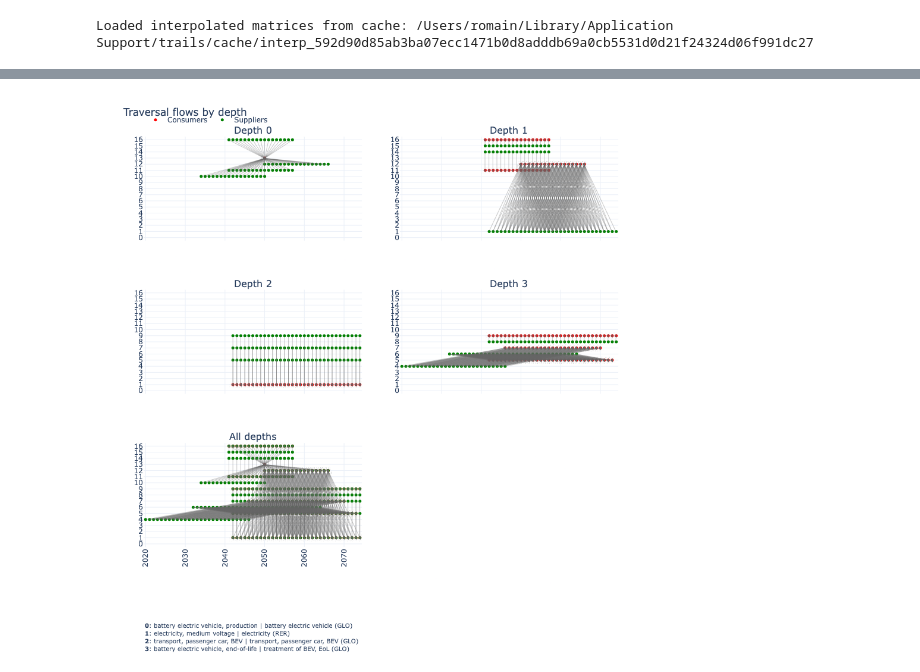
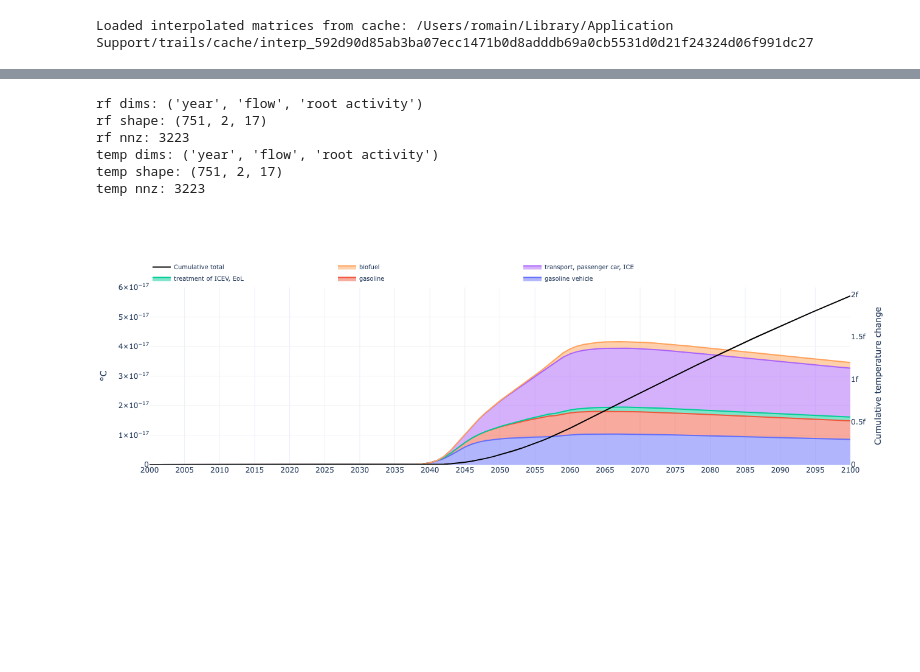
Before and after one commit to Laboratory-for-Energy-Systems-Analysis/trails, a Jupyter notebook: dev/example/numerical example.ipynb, the cells around one changed output, grey strips where cells are left out. Drawn from its saved outputs; the diff is of its cells as text; code cells hidden in the pictures; blank space fills up the shorter version.

```diff
--- a/dev/example/numerical example.ipynb
+++ b/dev/example/numerical example.ipynb
@@ -662,4 +87,29 @@ fig = plot_traversal_grid_flow(
-# %%
-fig
-# %% [output]
-[figure, removed]
+# %%
+print("rf dims:", trails.instant_radiative_forcing.dims)
+print("rf shape:", trails.instant_radiative_forcing.shape)
+print("rf nnz:", int(getattr(trails.instant_radiative_forcing.data, "nnz", 0)))
+
+print("temp dims:", trails.delta_temperature.dims)
+print("temp shape:", trails.delta_temperature.shape)
+print("temp nnz:", int(getattr(trails.delta_temperature.data, "nnz", 0)))
+# %% [output]
+rf dims: ('year', 'flow', 'root activity')
+rf shape: (751, 2, 17)
+rf nnz: 3223
+temp dims: ('year', 'flow', 'root activity')
+temp shape: (751, 2, 17)
+temp nnz: 3223
+# %%
+from trails import plot_temp
+
+plot_temp(
+    trails,
+    by="root activity",
+    title="Temperature change by root activity",
+    method_label="°C",
+    year_range=(2000, 2100),
+    y_max=0.6e-16,
+    #show_cumulative_quantile_band=True
+)
+# %% [output]
+[figure, added]
```
Also changed, not shown: parts of 30 cells of this notebook, 1 other file.
